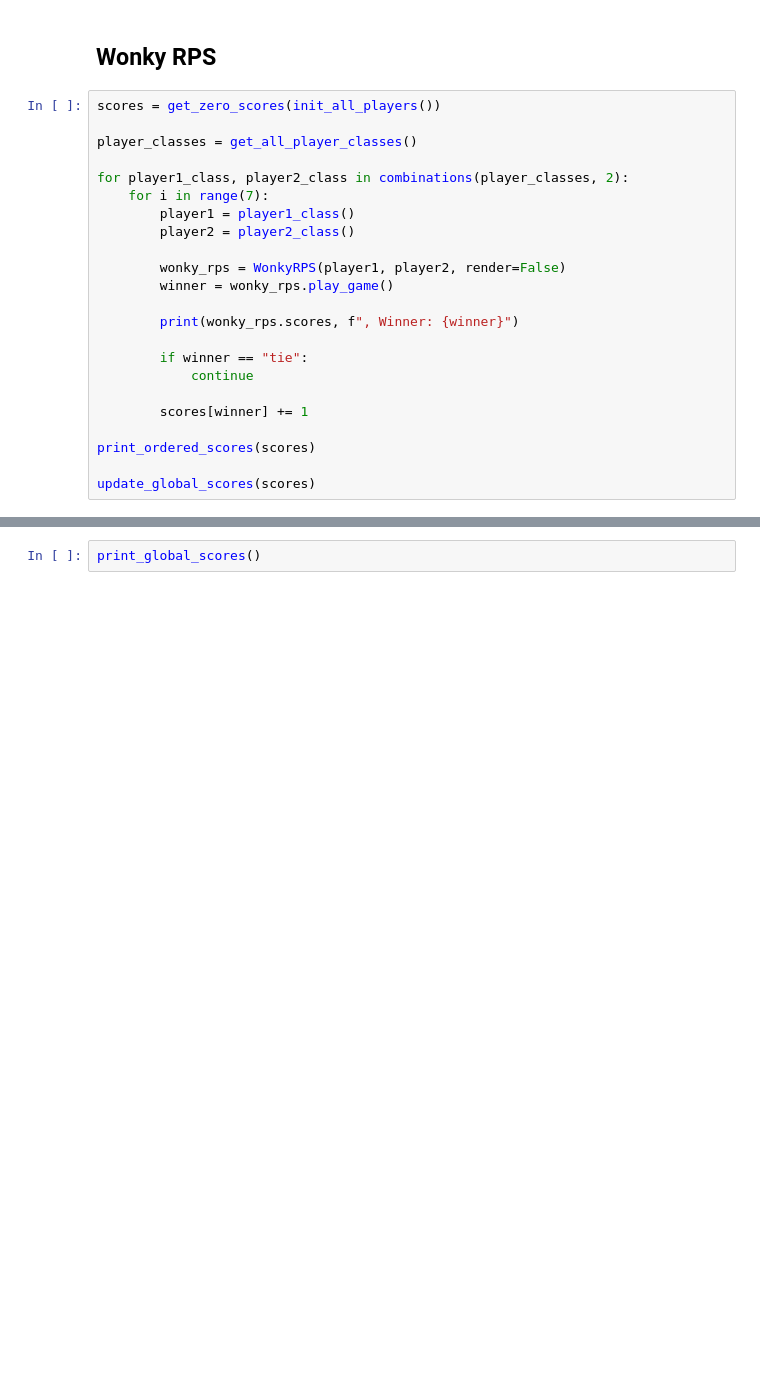
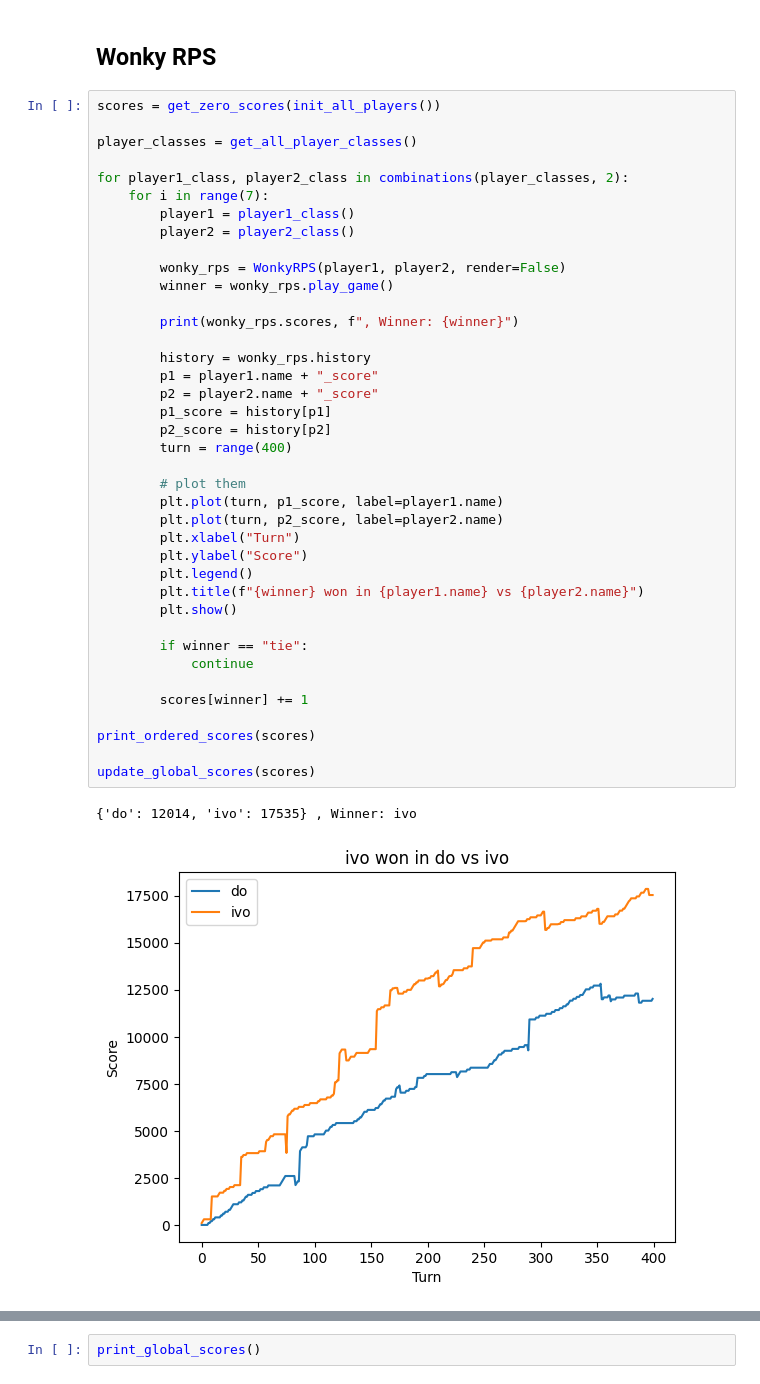
Before and after one commit to JRdeLange/Games_Borrel, a Jupyter notebook: borrel/round3.ipynb, the cells around one changed output, grey strips where cells are left out. Cells and saved outputs as stored; diff of their text form; blank space fills up the shorter version.

```diff
--- a/borrel/round3.ipynb
+++ b/borrel/round3.ipynb
@@ -141,23 +185,42 @@ update_global_scores(scores)
 # %%
 scores = get_zero_scores(init_all_players())
 
 player_classes = get_all_player_classes()
 
 for player1_class, player2_class in combinations(player_classes, 2):
     for i in range(7):
         player1 = player1_class()
         player2 = player2_class()
 
         wonky_rps = WonkyRPS(player1, player2, render=False)
         winner = wonky_rps.play_game()
 
         print(wonky_rps.scores, f", Winner: {winner}")
 
+        history = wonky_rps.history
+        p1 = player1.name + "_score"
+        p2 = player2.name + "_score"
+        p1_score = history[p1]
+        p2_score = history[p2]
+        turn = range(400)
+
+        # plot them
+        plt.plot(turn, p1_score, label=player1.name)
+        plt.plot(turn, p2_score, label=player2.name)
+        plt.xlabel("Turn")
+        plt.ylabel("Score")
+        plt.legend()
+        plt.title(f"{winner} won in {player1.name} vs {player2.name}")
+        plt.show()
+
         if winner == "tie":
             continue
 
         scores[winner] += 1
 
 print_ordered_scores(scores)
 
 update_global_scores(scores)
+# %% [output]
+{'do': 12014, 'ivo': 17535} , Winner: ivo
+[figure, added]
```
Also changed, not shown: parts of 6 cells of this notebook.
